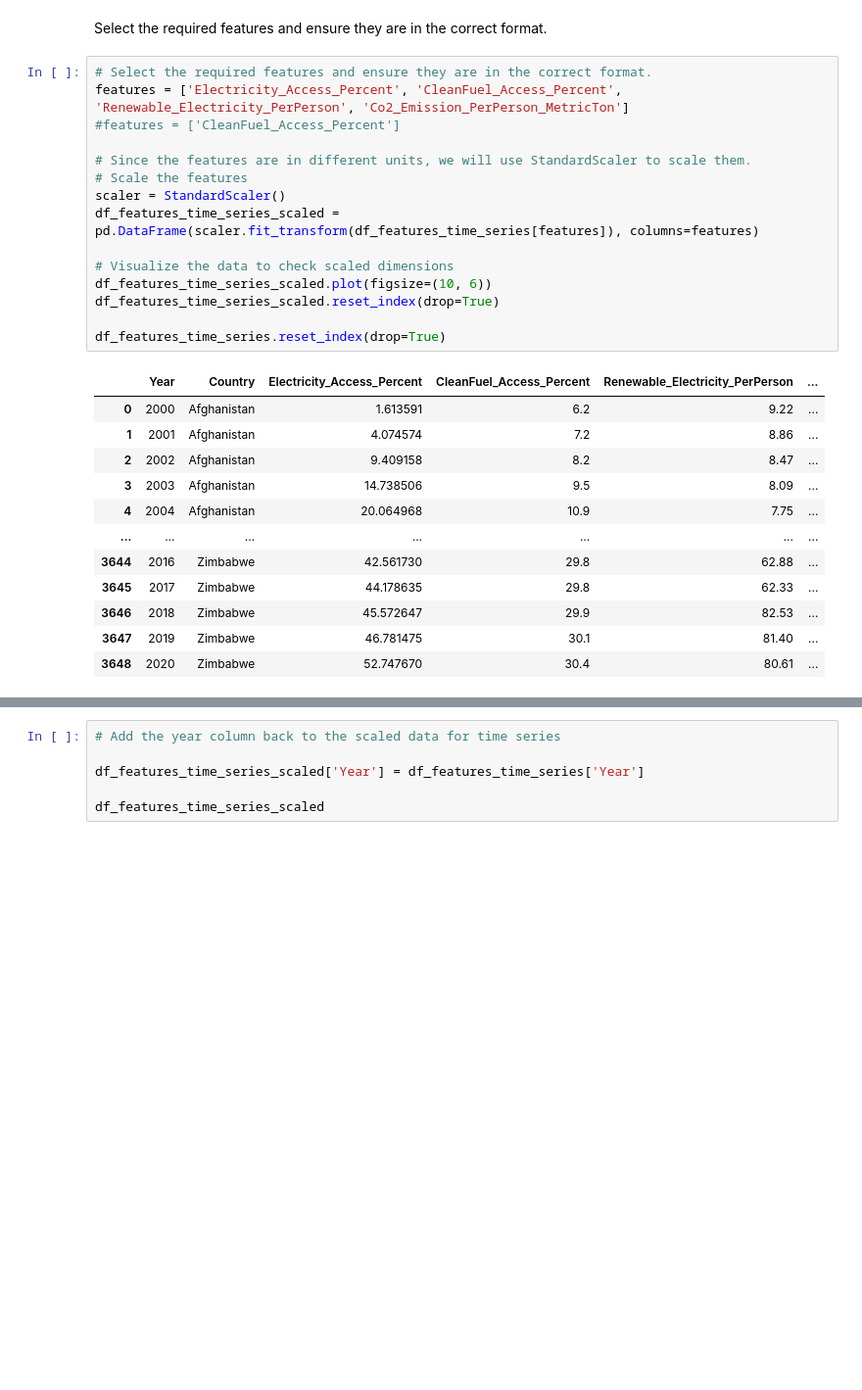
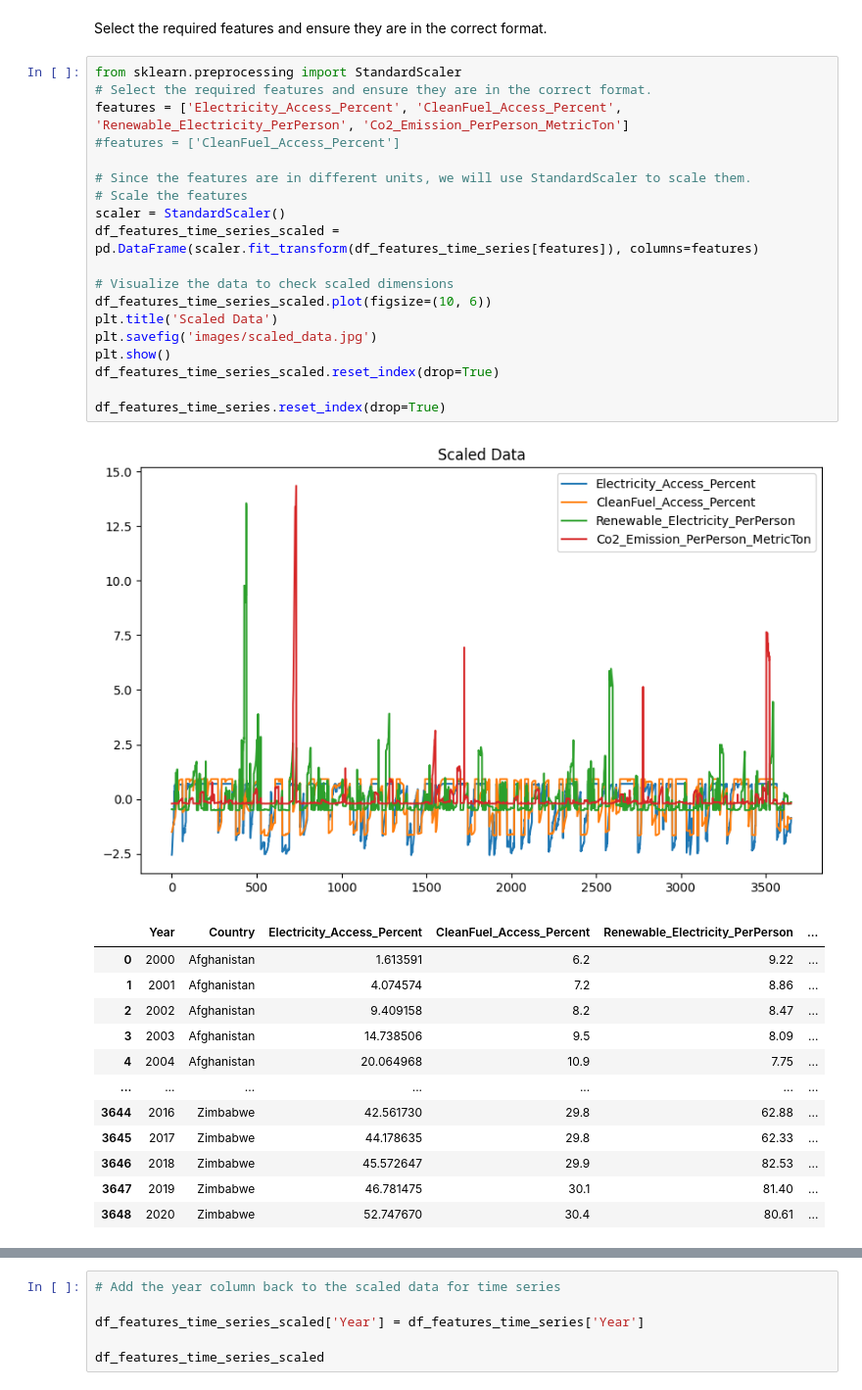
Before and after one commit to aojah1/sdg7, a Jupyter notebook: sustainability.ipynb, the cells around one changed output, grey strips where cells are left out. Shown at 98% size. Saved outputs shown, nothing was run; the diff lists cells and outputs as text; blank space fills up the shorter version.

Commit message:
scale data for modelling

```diff
--- a/sustainability.ipynb
+++ b/sustainability.ipynb
@@ -400,21 +390,26 @@ dtype: int64
 # %% [markdown]
 Select the required features and ensure they are in the correct format.
 # %%
+from sklearn.preprocessing import StandardScaler
 # Select the required features and ensure they are in the correct format.
 features = ['Electricity_Access_Percent', 'CleanFuel_Access_Percent', 'Renewable_Electricity_PerPerson', 'Co2_Emission_PerPerson_MetricTon']
 #features = ['CleanFuel_Access_Percent']
 
 # Since the features are in different units, we will use StandardScaler to scale them.
 # Scale the features
 scaler = StandardScaler()
 df_features_time_series_scaled = pd.DataFrame(scaler.fit_transform(df_features_time_series[features]), columns=features)
 
 # Visualize the data to check scaled dimensions
 df_features_time_series_scaled.plot(figsize=(10, 6))
+plt.title('Scaled Data')
+plt.savefig('images/scaled_data.jpg')
+plt.show()
 df_features_time_series_scaled.reset_index(drop=True)
 
 df_features_time_series.reset_index(drop=True)
 # %% [output]
+[figure, new version]
 |  | Year | Country | Electricity_Access_Percent | CleanFuel_Access_Percent | Renewable_Electricity_PerPerson | ... |
 | 0 | 2000 | Afghanistan | 1.613591 | 6.2 | 9.22 | ... |
 | 1 | 2001 | Afghanistan | 4.074574 | 7.2 | 8.86 | ... |
```
Also changed, not shown: parts of 4 cells of this notebook, 2 other files.
